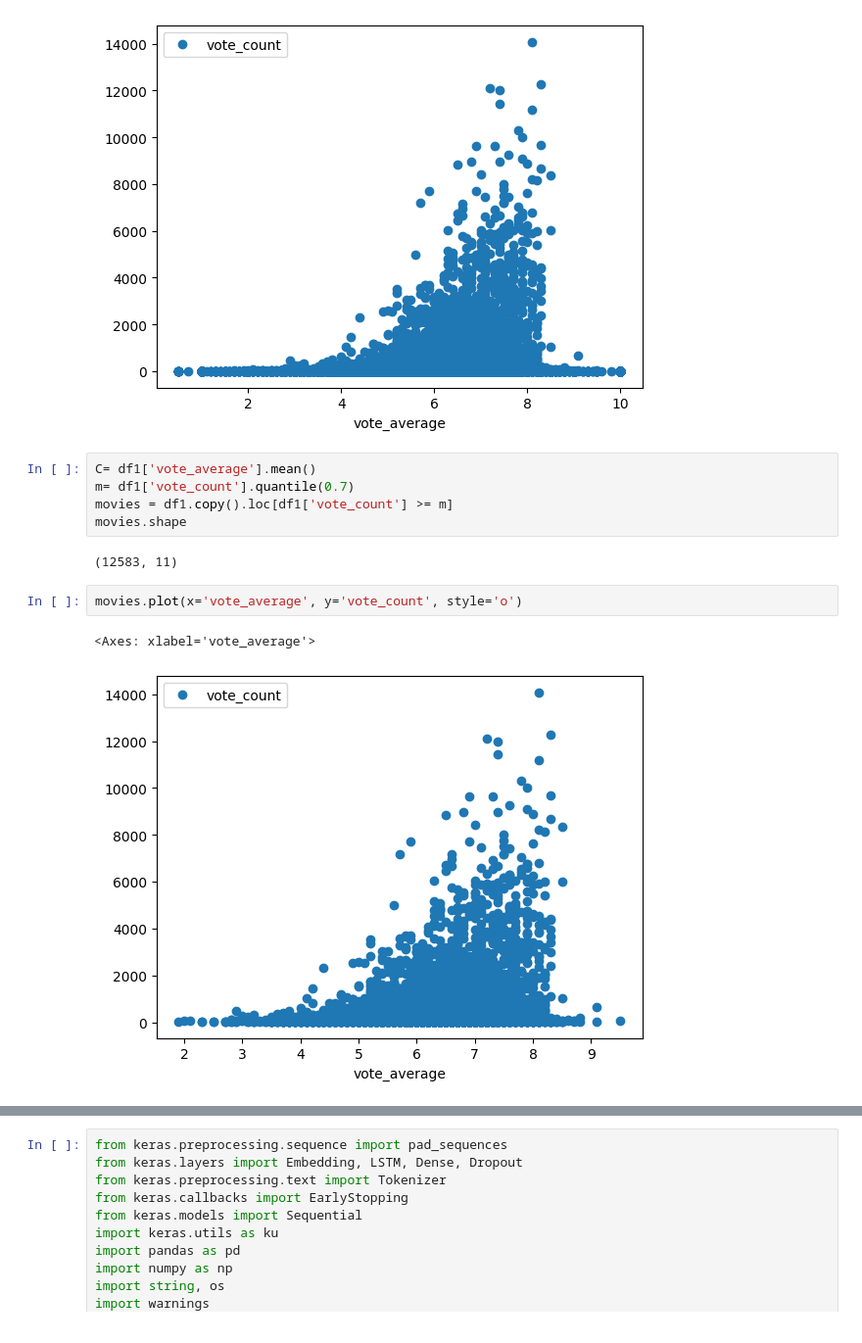
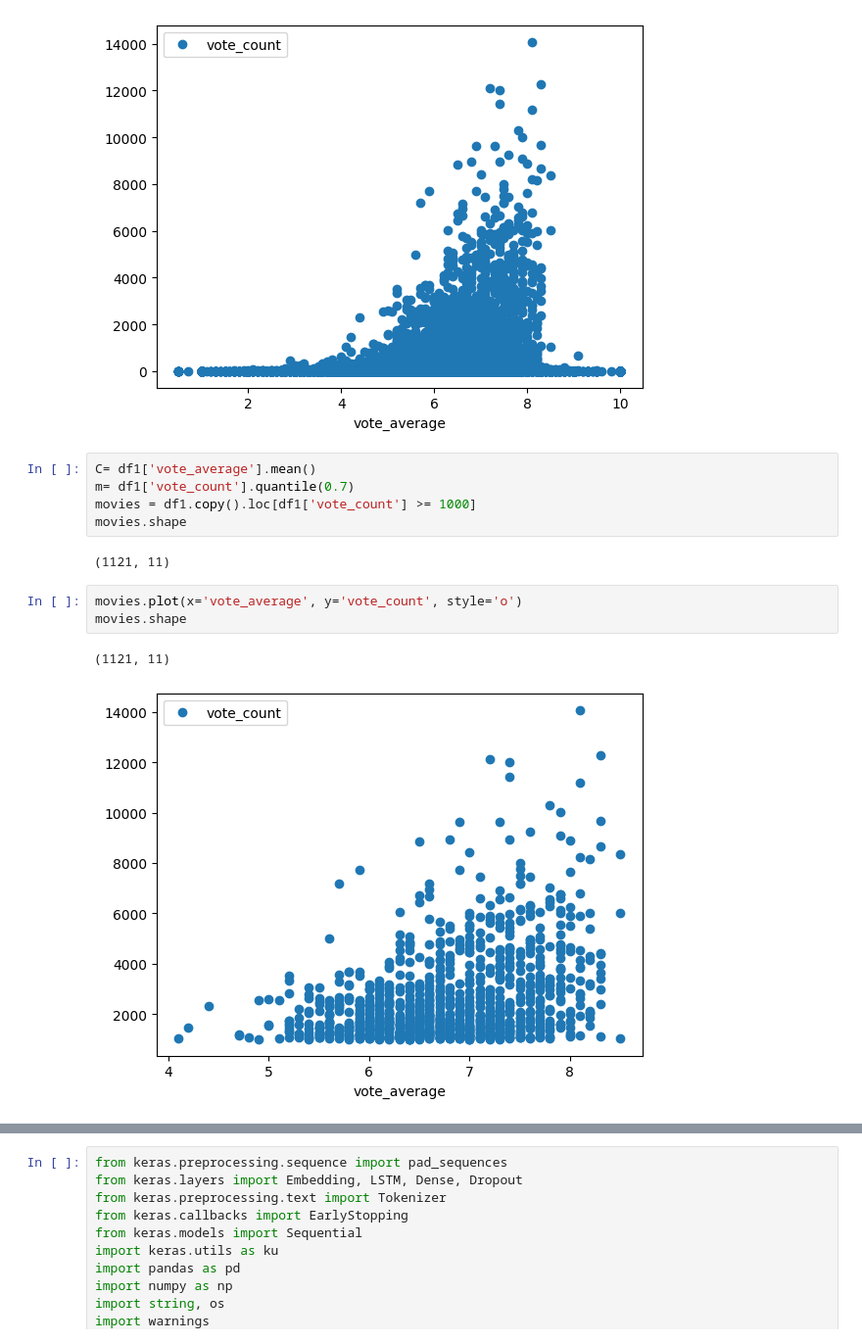
Before and after one commit to Chuckoo/AI_Final, a Jupyter notebook: main.ipynb, the cells around one changed output, grey strips where cells are left out. Shown at 98% size. Drawn from its saved outputs; the diff is of its cells as text.

```diff
--- a/main.ipynb
+++ b/main.ipynb
@@ -36,15 +36,16 @@ df1.plot(x='vote_average', y='vote_count', style='o')
 # %%
 C= df1['vote_average'].mean()
 m= df1['vote_count'].quantile(0.7)
-movies = df1.copy().loc[df1['vote_count'] >= m]
+movies = df1.copy().loc[df1['vote_count'] >= 1000]
 movies.shape
 # %% [output]
-(12583, 11)
+(1121, 11)
 # %%
 movies.plot(x='vote_average', y='vote_count', style='o')
+movies.shape
 # %% [output]
-<Axes: xlabel='vote_average'>
+(1121, 11)
-[figure, old version]
+[figure, new version]
 # %%
 
 def weighted_rating(x, m=m, C=C):
```
Also changed, not shown: parts of 6 cells of this notebook.
